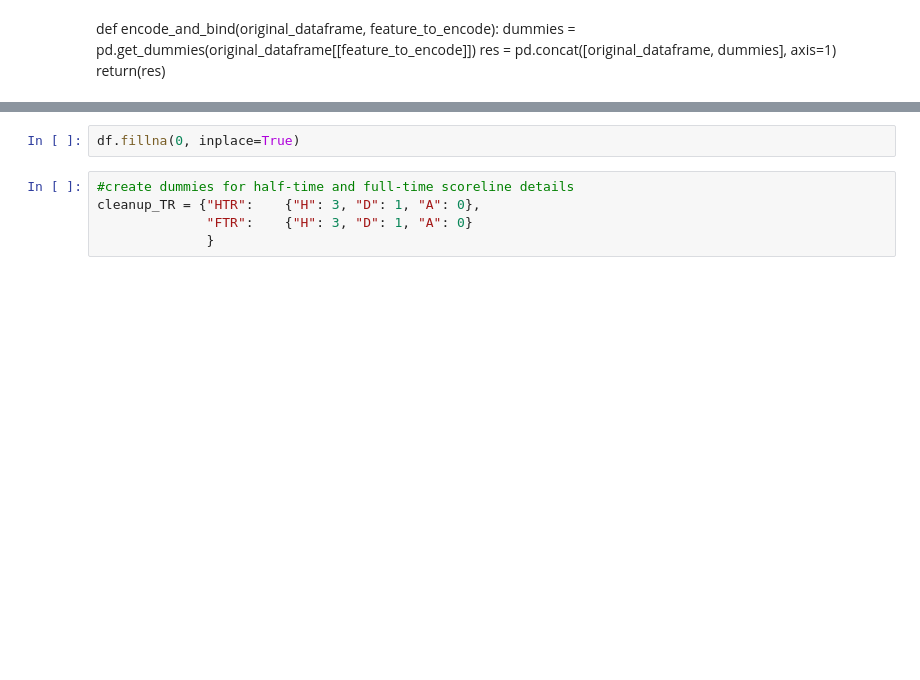
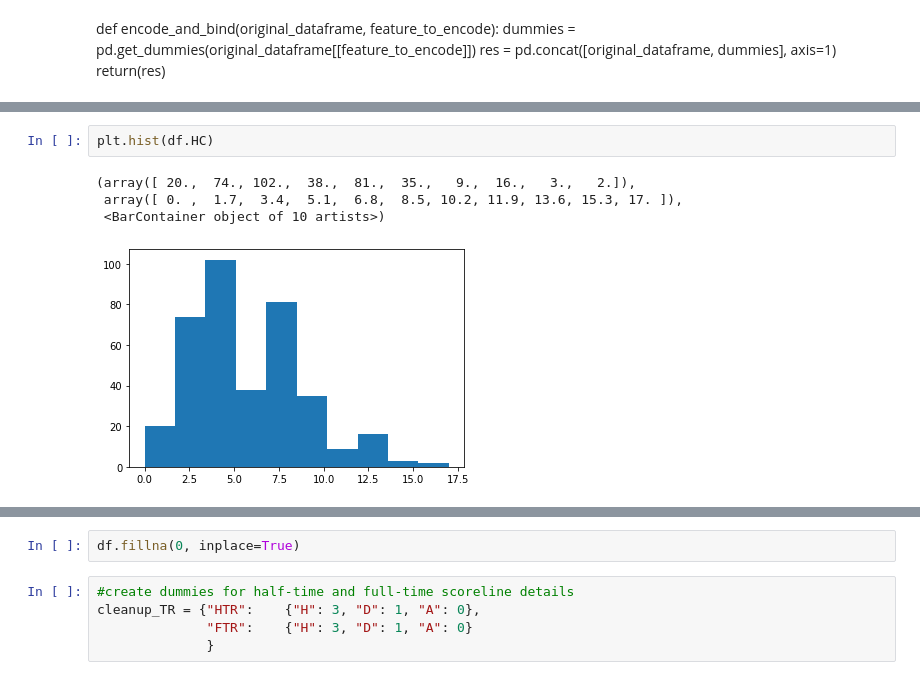
Before and after one commit to kingazaan/serie_a_analysis, a Jupyter notebook: analysis_last_season_only.ipynb, the cells around one changed output, grey strips where cells are left out. Saved outputs shown, nothing was run; the diff lists cells and outputs as text; blank space fills up the shorter version.

```diff
--- a/analysis_last_season_only.ipynb
+++ b/analysis_last_season_only.ipynb
@@ -58,0 +66,7 @@ df.head()
+# %%
+plt.hist(df.HC)
+# %% [output]
+(array([ 20.,  74., 102.,  38.,  81.,  35.,   9.,  16.,   3.,   2.]),
+ array([ 0. ,  1.7,  3.4,  5.1,  6.8,  8.5, 10.2, 11.9, 13.6, 15.3, 17. ]),
+ <BarContainer object of 10 artists>)
+[figure, added]
```
Also changed, not shown: parts of 21 cells of this notebook, 3 other files.
